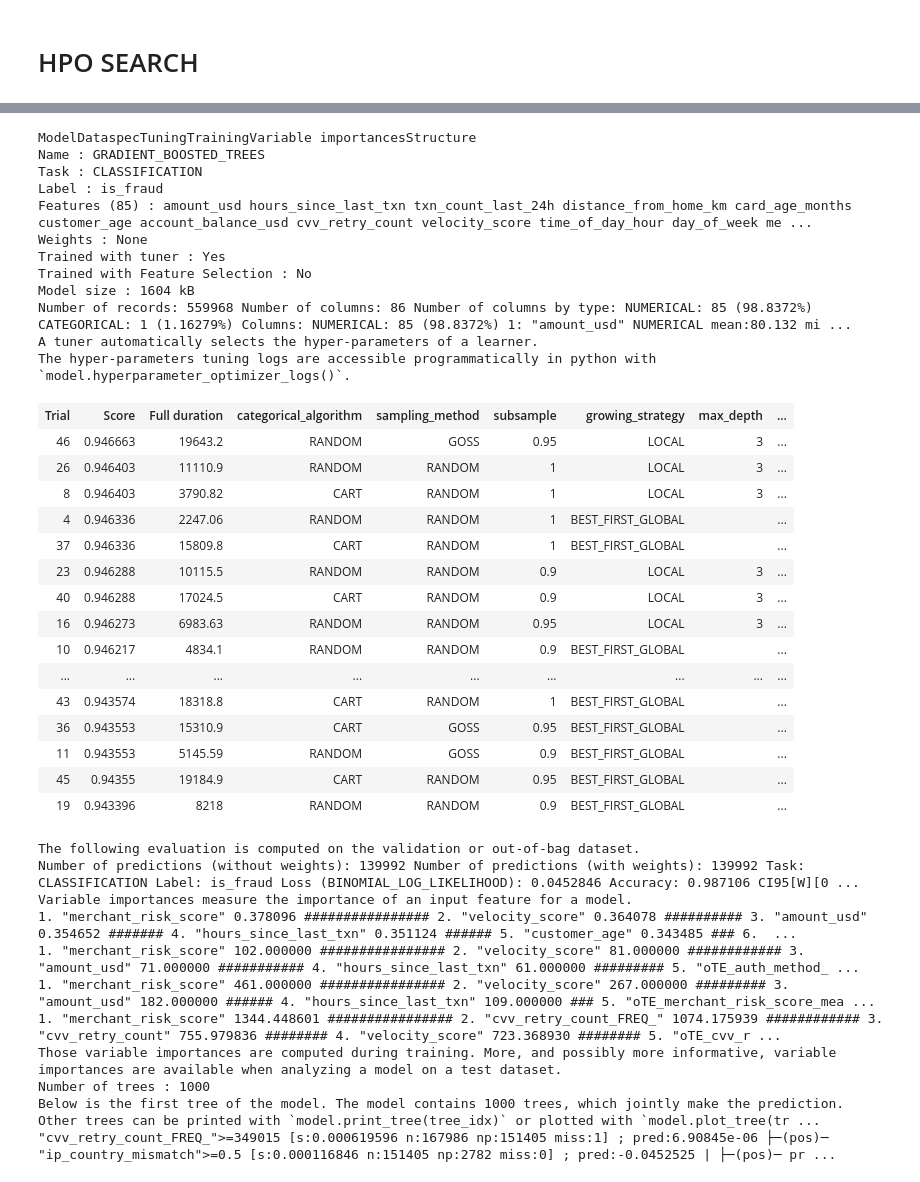
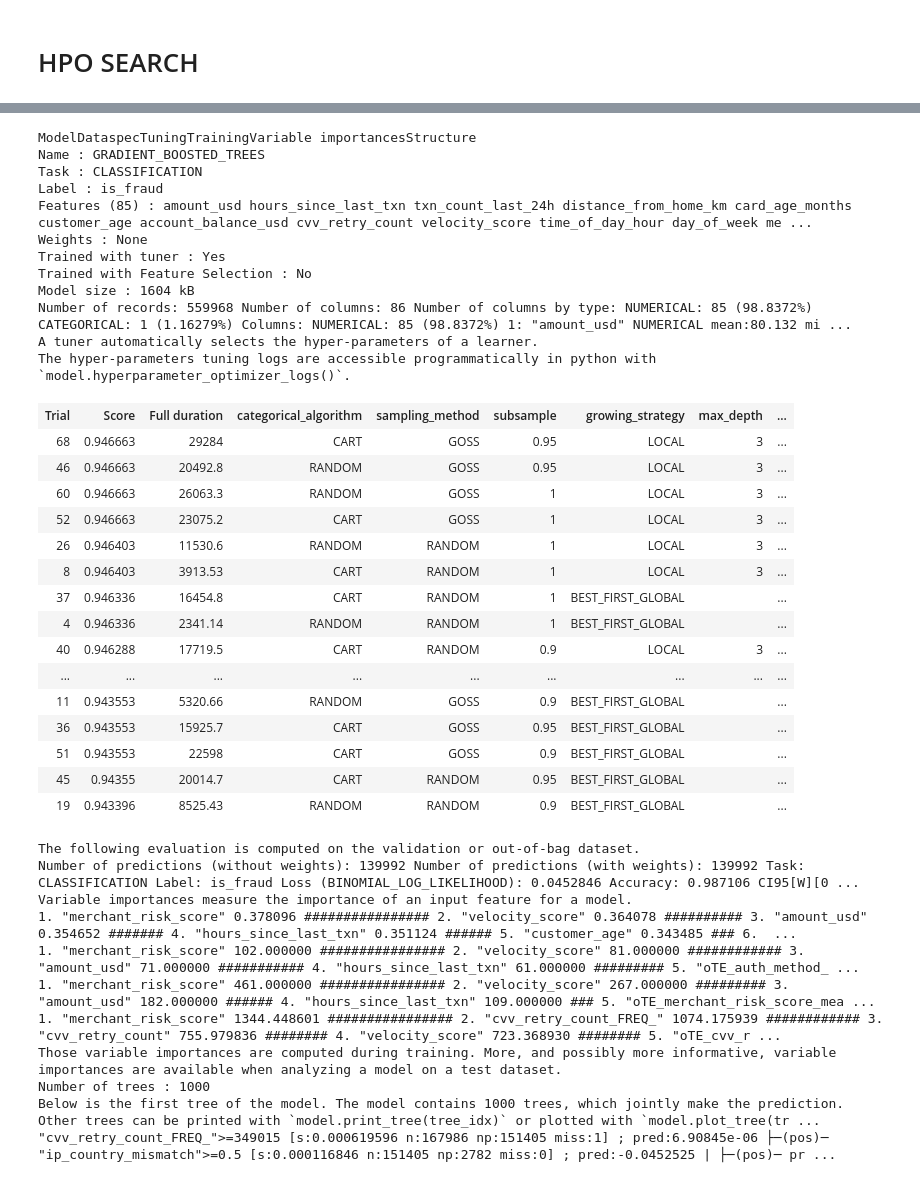
Before and after one commit to coded-sly/PS6E11-CreditCard-Fraud, a Jupyter notebook: ydf-hpo-search.ipynb, the cells around one changed output, grey strips where cells are left out. Saved outputs shown, nothing was run; the diff lists cells and outputs as text; code cells hidden in the pictures.

```diff
--- a/ydf-hpo-search.ipynb
+++ b/ydf-hpo-search.ipynb
@@ -816,7 +816,7 @@ print(x_train.shape, x_test.shape)
 
 ## -- Search HPO space for 'LOCAL' & 'BEST_FIRST_GLOBAL' --
 tuner = ydf.RandomSearchTuner(
-    num_trials = 50,
+    num_trials = 70,
     automatic_search_space = False,
     # cross_validation = True,
     # cross_validation_num_folds = 3,
@@ -873,31 +873,31 @@ Wall time: 5h 47min 5s
 ModelDataspecTuningTrainingVariable importancesStructure
 Name : GRADIENT_BOOSTED_TREES
 Task : CLASSIFICATION
 Label : is_fraud
 Features (85) : amount_usd hours_since_last_txn txn_count_last_24h distance_from_home_km card_age_months customer_age account_balance_usd cvv_retry_count velocity_score time_of_day_hour day_of_week me ...
 Weights : None
 Trained with tuner : Yes
 Trained with Feature Selection : No
 Model size : 1604 kB
 Number of records: 559968 Number of columns: 86 Number of columns by type: NUMERICAL: 85 (98.8372%) CATEGORICAL: 1 (1.16279%) Columns: NUMERICAL: 85 (98.8372%) 1: "amount_usd" NUMERICAL mean:80.132 mi ...
 A tuner automatically selects the hyper-parameters of a learner.
 The hyper-parameters tuning logs are accessible programmatically in python with `model.hyperparameter_optimizer_logs()`.
 | Trial | Score | Full duration | categorical_algorithm | sampling_method | subsample | growing_strategy | max_depth | ... |
-| 46 | 0.946663 | 19643.2 | RANDOM | GOSS | 0.95 | LOCAL | 3 | ... |
-| 26 | 0.946403 | 11110.9 | RANDOM | RANDOM | 1 | LOCAL | 3 | ... |
-| 8 | 0.946403 | 3790.82 | CART | RANDOM | 1 | LOCAL | 3 | ... |
-| 4 | 0.946336 | 2247.06 | RANDOM | RANDOM | 1 | BEST_FIRST_GLOBAL |  | ... |
-| 37 | 0.946336 | 15809.8 | CART | RANDOM | 1 | BEST_FIRST_GLOBAL |  | ... |
-| 23 | 0.946288 | 10115.5 | RANDOM | RANDOM | 0.9 | LOCAL | 3 | ... |
-| 40 | 0.946288 | 17024.5 | CART | RANDOM | 0.9 | LOCAL | 3 | ... |
-| 16 | 0.946273 | 6983.63 | RANDOM | RANDOM | 0.95 | LOCAL | 3 | ... |
-| 10 | 0.946217 | 4834.1 | RANDOM | RANDOM | 0.9 | BEST_FIRST_GLOBAL |  | ... |
+| 68 | 0.946663 | 29284 | CART | GOSS | 0.95 | LOCAL | 3 | ... |
+| 46 | 0.946663 | 20492.8 | RANDOM | GOSS | 0.95 | LOCAL | 3 | ... |
+| 60 | 0.946663 | 26063.3 | RANDOM | GOSS | 1 | LOCAL | 3 | ... |
+| 52 | 0.946663 | 23075.2 | CART | GOSS | 1 | LOCAL | 3 | ... |
+| 26 | 0.946403 | 11530.6 | RANDOM | RANDOM | 1 | LOCAL | 3 | ... |
+| 8 | 0.946403 | 3913.53 | CART | RANDOM | 1 | LOCAL | 3 | ... |
+| 37 | 0.946336 | 16454.8 | CART | RANDOM | 1 | BEST_FIRST_GLOBAL |  | ... |
+| 4 | 0.946336 | 2341.14 | RANDOM | RANDOM | 1 | BEST_FIRST_GLOBAL |  | ... |
+| 40 | 0.946288 | 17719.5 | CART | RANDOM | 0.9 | LOCAL | 3 | ... |
 | ... | ... | ... | ... | ... | ... | ... | ... | ... |
-| 43 | 0.943574 | 18318.8 | CART | RANDOM | 1 | BEST_FIRST_GLOBAL |  | ... |
-| 36 | 0.943553 | 15310.9 | CART | GOSS | 0.95 | BEST_FIRST_GLOBAL |  | ... |
-| 11 | 0.943553 | 5145.59 | RANDOM | GOSS | 0.9 | BEST_FIRST_GLOBAL |  | ... |
-| 45 | 0.94355 | 19184.9 | CART | RANDOM | 0.95 | BEST_FIRST_GLOBAL |  | ... |
-| 19 | 0.943396 | 8218 | RANDOM | RANDOM | 0.9 | BEST_FIRST_GLOBAL |  | ... |
+| 11 | 0.943553 | 5320.66 | RANDOM | GOSS | 0.9 | BEST_FIRST_GLOBAL |  | ... |
+| 36 | 0.943553 | 15925.7 | CART | GOSS | 0.95 | BEST_FIRST_GLOBAL |  | ... |
+| 51 | 0.943553 | 22598 | CART | GOSS | 0.9 | BEST_FIRST_GLOBAL |  | ... |
+| 45 | 0.94355 | 20014.7 | CART | RANDOM | 0.95 | BEST_FIRST_GLOBAL |  | ... |
+| 19 | 0.943396 | 8525.43 | RANDOM | RANDOM | 0.9 | BEST_FIRST_GLOBAL |  | ... |
 The following evaluation is computed on the validation or out-of-bag dataset.
 Number of predictions (without weights): 139992 Number of predictions (with weights): 139992 Task: CLASSIFICATION Label: is_fraud Loss (BINOMIAL_LOG_LIKELIHOOD): 0.0452846 Accuracy: 0.987106 CI95[W][0 ...
 Variable importances measure the importance of an input feature for a model.
```
Also changed, not shown: parts of 4 cells of this notebook.
